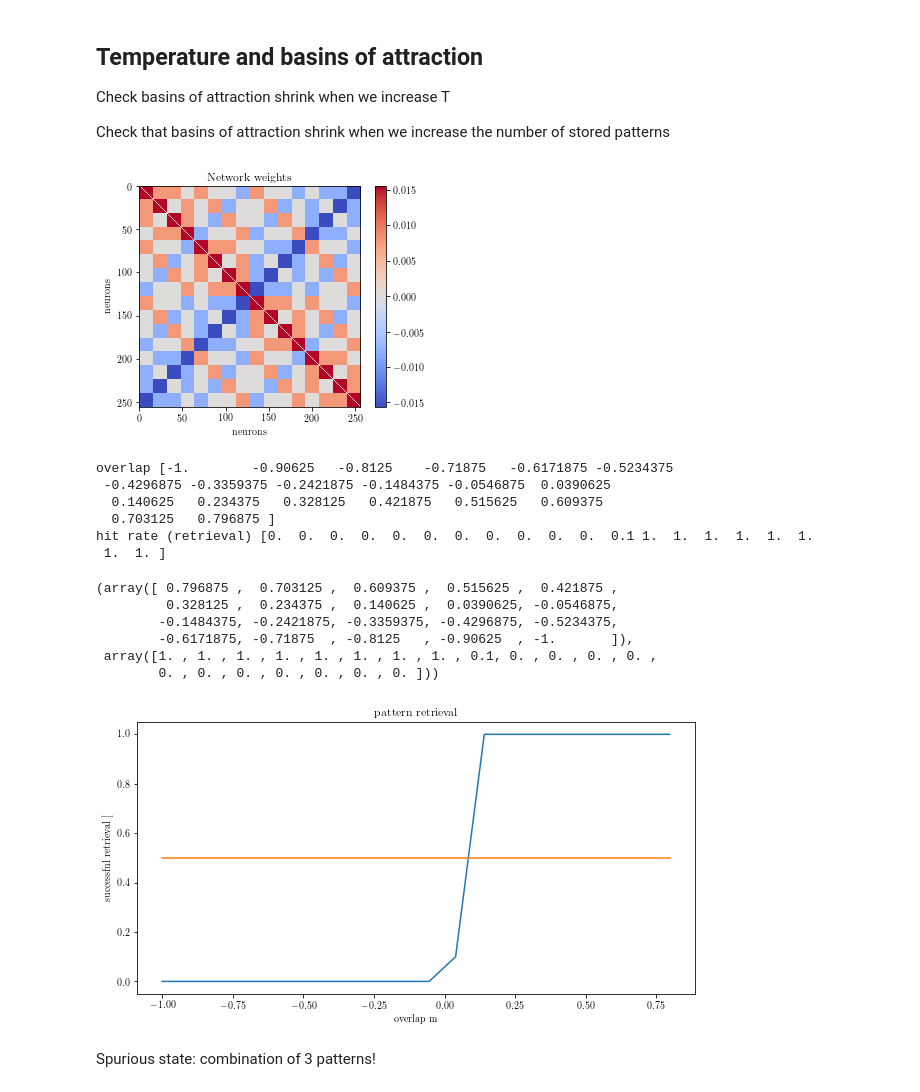
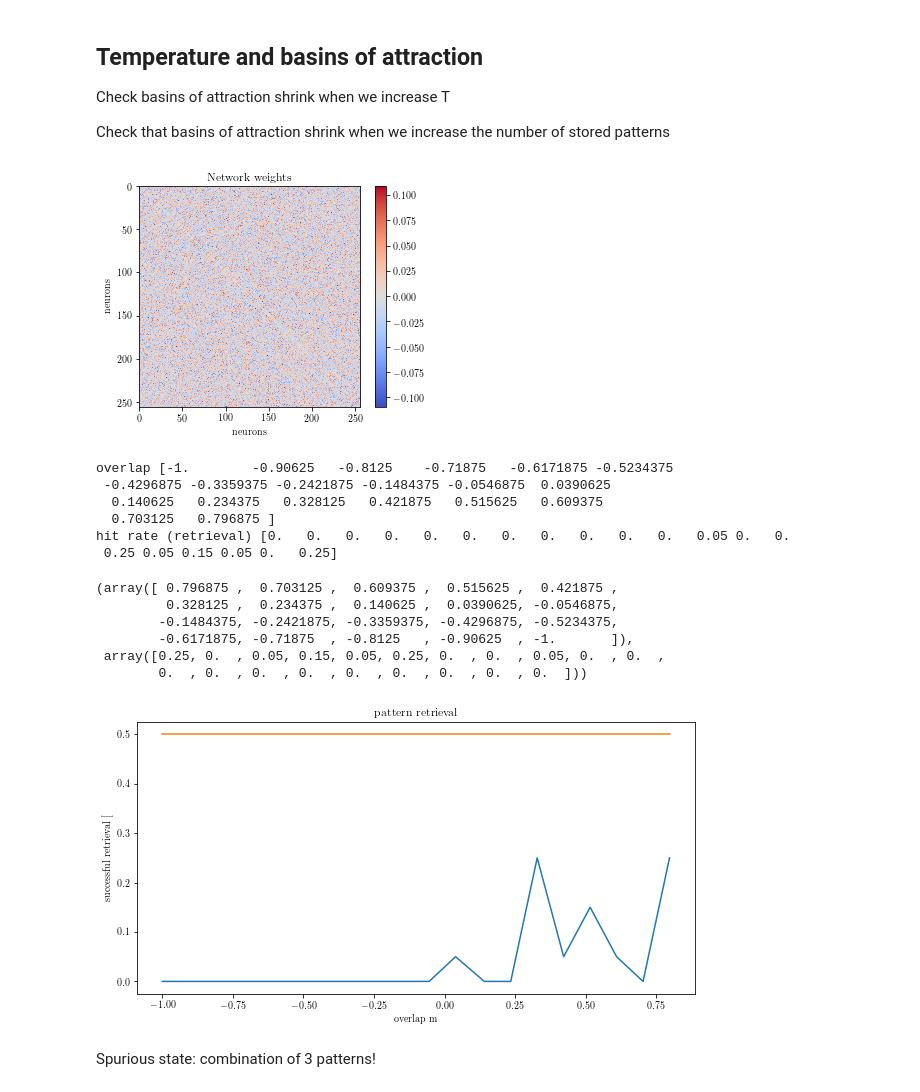
Before and after one commit to mazzulab/AppliedMathNotebooks, a Jupyter notebook: Hopfield0_updated.ipynb, the cells around one changed output. Cells and saved outputs as stored; diff of their text form; code cells hidden in the pictures.

```diff
--- a/Hopfield0_updated.ipynb
+++ b/Hopfield0_updated.ipynb
@@ -397,31 +397,31 @@ Check basins of attraction shrink when we increase T
 
 Check that basins of attraction shrink when we increase the number of stored patterns
 # %%
-train_data=generate_orth_patterns(nunits,npatterns)
-# train_data=generate_rand_patterns(nunits,300,0.5)
+# train_data=generate_orth_patterns(nunits,npatterns)
+train_data=generate_rand_patterns(nunits,50,0.5)
 
 allweights=set_weights(train_data)
 plotweights(allweights)
 
-nrepeats=10
+nrepeats=20
 fset=np.linspace(0.1,1,20)
 test_patterns=np.concatenate((train_data,-train_data),axis=0)
-basin(test_patterns,0,allweights,fset,nrepeats,T=0)
+basin(test_patterns,0,allweights,fset,nrepeats,T=2)
 # %% [output]
-[figure, old version]
+[figure, new version]
 overlap [-1.        -0.90625   -0.8125    -0.71875   -0.6171875 -0.5234375
  -0.4296875 -0.3359375 -0.2421875 -0.1484375 -0.0546875  0.0390625
   0.140625   0.234375   0.328125   0.421875   0.515625   0.609375
   0.703125   0.796875 ]
-hit rate (retrieval) [0.  0.  0.  0.  0.  0.  0.  0.  0.  0.  0.  0.1 1.  1.  1.  1.  1.  1.
- 1.  1. ]
+hit rate (retrieval) [0.   0.   0.   0.   0.   0.   0.   0.   0.   0.   0.   0.05 0.   0.
+ 0.25 0.05 0.15 0.05 0.   0.25]
 (array([ 0.796875 ,  0.703125 ,  0.609375 ,  0.515625 ,  0.421875 ,
          0.328125 ,  0.234375 ,  0.140625 ,  0.0390625, -0.0546875,
         -0.1484375, -0.2421875, -0.3359375, -0.4296875, -0.5234375,
         -0.6171875, -0.71875  , -0.8125   , -0.90625  , -1.       ]),
- array([1. , 1. , 1. , 1. , 1. , 1. , 1. , 1. , 0.1, 0. , 0. , 0. , 0. ,
-        0. , 0. , 0. , 0. , 0. , 0. , 0. ]))
+ array([0.25, 0.  , 0.05, 0.15, 0.05, 0.25, 0.  , 0.  , 0.05, 0.  , 0.  ,
+        0.  , 0.  , 0.  , 0.  , 0.  , 0.  , 0.  , 0.  , 0.  ]))
-[figure, old version]
+[figure, new version]
 # %% [markdown]
 Spurious state: combination of 3 patterns!
 # %%
```
Also changed, not shown: parts of 5 cells of this notebook, 4 other files.
